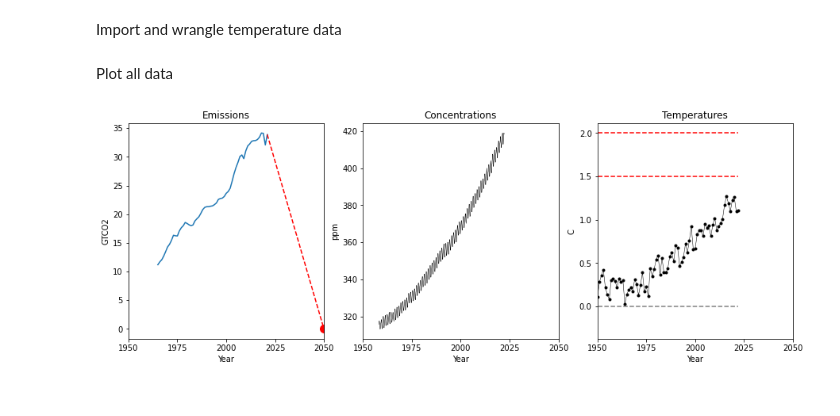
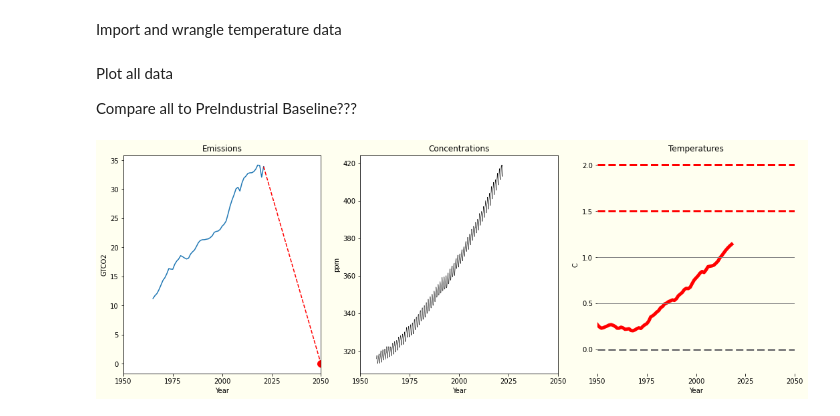
Before and after one commit to danhooke/climate_viz, a Jupyter notebook: Combined figs.ipynb, the cells around one changed output. Saved outputs shown, nothing was run; the diff lists cells and outputs as text; code cells hidden in the pictures.

```diff
--- a/Combined figs.ipynb
+++ b/Combined figs.ipynb
@@ -40,6 +40,8 @@ df_temps['rolling_temps_20_centred']=df_temps['HadCRUT5 (degC)'].rolling(20,cent
 twentyyearav_centred = df_temps['rolling_temps_20_centred']
 # %% [markdown]
 Plot all data
+
+Compare all to PreIndustrial Baseline???
 # %%
 fig, (ax1, ax2, ax3) = plt.subplots(1, 3)
 
@@ -58,37 +60,46 @@ ax1.plot([2021,2050],[emissions[56],0],'r--')
 ax1.set_title('Emissions')
 ax1.set_xlabel('Year')
 ax1.set_ylabel('GTCO2')
 
 ax1.set_xlim(year_limits)
 ax1.set_xticks(year_ticks)
 
 #ax2.plot()
 ax2.plot(dates_concs,concs,'k-',linewidth=0.5)
 ax2.set_xlabel('Year')
 
 ax2.set_title('Concentrations')
 ax2.set_xlabel('Year')
 ax2.set_ylabel('ppm')
 
 ax2.set_xlim(year_limits)
 ax2.set_xticks(year_ticks)
 
 #ax3.plot()
 
-ax3.plot(temps_years,temps,'ko-',linewidth=0.5,markersize=3,label='Annual Average')
+ax3.plot(temps_years,tenyearav_centred,'r-',linewidth=5,label='10 Year Rolling Average')
 ax3.set_title('Temperatures')
 ax3.set_xlabel('Year')
 ax3.set_ylabel('C')
 
-ax3.plot(temps_years,paris1_5,color='red',linestyle='--',label='_nolegend_')
-ax3.plot(temps_years,paris2_0,color='red',linestyle='--',label='_nolegend_')
-ax3.plot(temps_years,preind,color='grey',linestyle='--',label='_nolegend_')
+plt.axhline(y = 0.0 ,color='grey', linestyle='--', linewidth=3)
+plt.axhline(y = 1.5 ,color='red', linestyle='--', linewidth=3)
+plt.axhline(y = 2.0, color='red', linestyle='--', linewidth=3)
+plt.axhline(y = 0.5, color='grey', linestyle='-', linewidth=1)
+plt.axhline(y = 1.0, color='grey', linestyle='-', linewidth=1)
+
+#ax3.plot(temps_years,paris1_5,color='red',linestyle='--',label='_nolegend_')
+#ax3.plot(temps_years,paris2_0,color='red',linestyle='--',label='_nolegend_')
+#ax3.plot(temps_years,preind,color='grey',linestyle='--',label='_nolegend_')
 
 ax3.set_xlim(year_limits)
 ax3.set_xticks(year_ticks)
 
-plt.gcf().set_size_inches(15,5)
+plt.gcf().set_size_inches(18,6)
+fig.patch.set_facecolor('ivory')
 
-plt.savefig('Combined Figure.png',bbox_inches='tight')
+ax3.set_frame_on(False)
+
+plt.savefig('Combined Figure.png',bbox_inches='tight', pad_inches=0.5)
 # %% [output]
-[figure, old version]
+[figure, new version]
```
